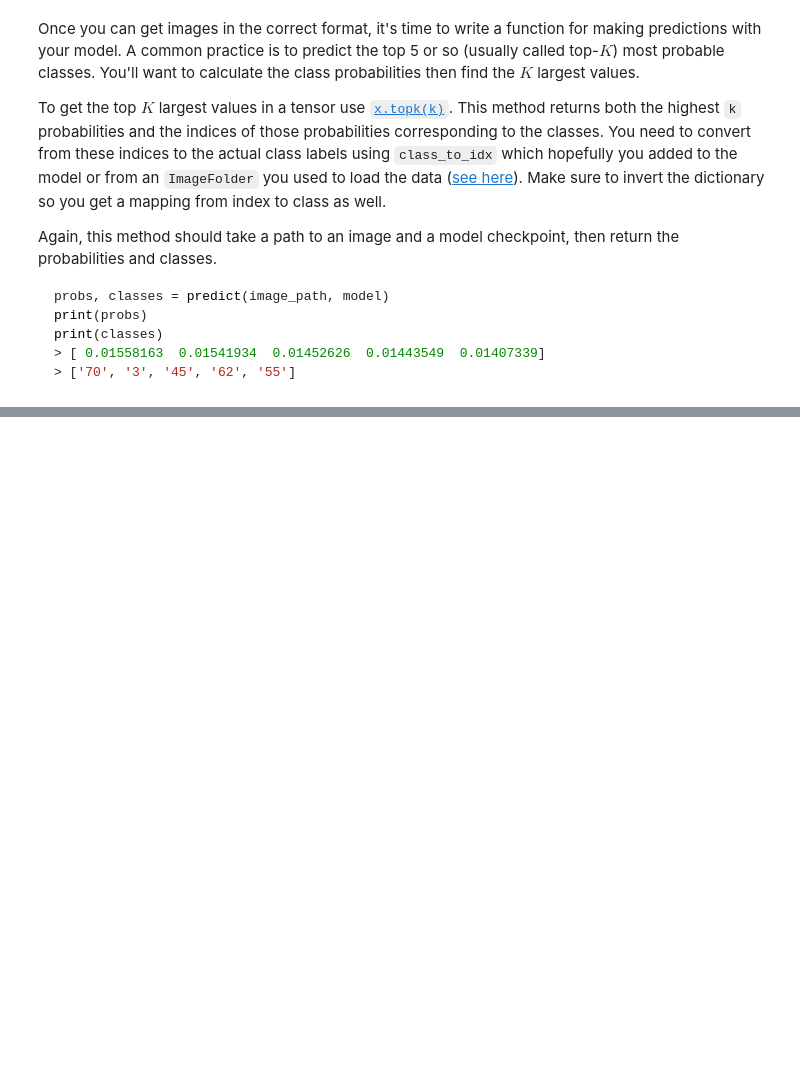
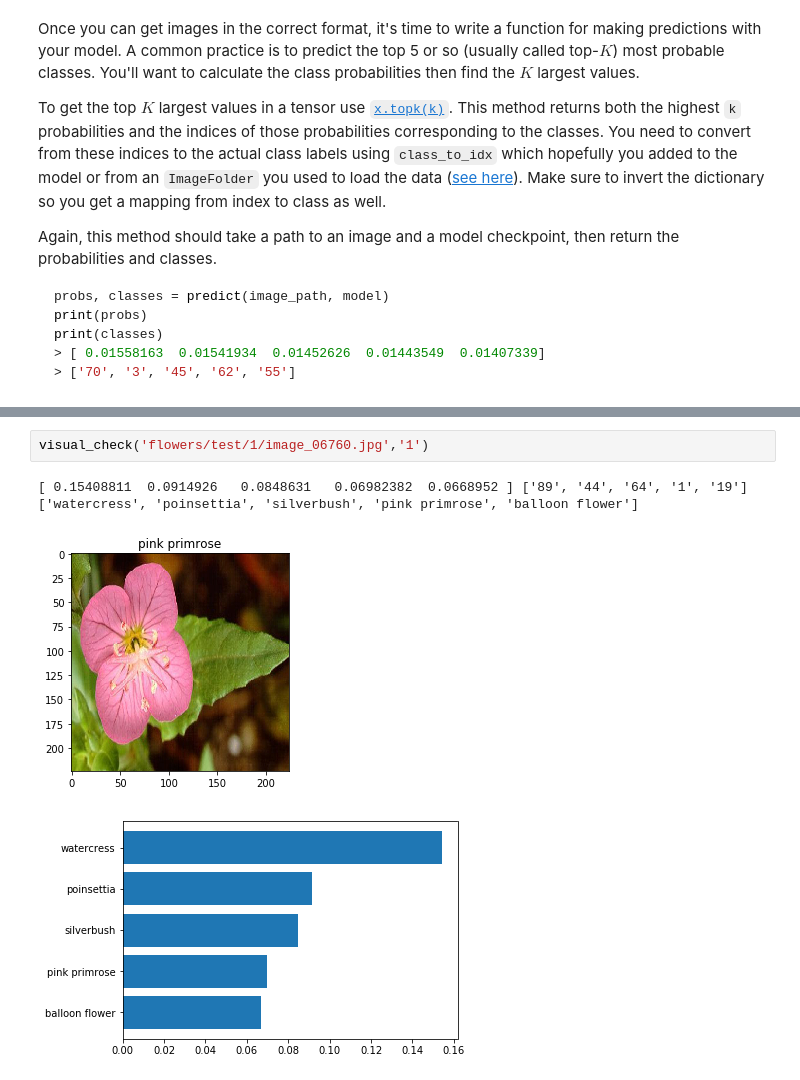
Before and after one commit to SophieGarden/DataScience_NanoDegree, a Jupyter notebook: Project2_flower_species_image_classifier/Image Classifier Project.ipynb, the cells around one changed output, grey strips where cells are left out. Saved outputs shown, nothing was run; the diff lists cells and outputs as text; blank space fills up the shorter version.

```diff
--- a/Project2_flower_species_image_classifier/Image Classifier Project.ipynb
+++ b/Project2_flower_species_image_classifier/Image Classifier Project.ipynb
@@ -652,0 +689,7 @@ plt.barh([5,4,3,2,1],probs,tick_label= names,align='center')
+# %%
+visual_check('flowers/test/1/image_06760.jpg','1')
+# %% [output]
+[ 0.15408811  0.0914926   0.0848631   0.06982382  0.0668952 ] ['89', '44', '64', '1', '19']
+['watercress', 'poinsettia', 'silverbush', 'pink primrose', 'balloon flower']
+[figure, added]
+[figure, added]
```
Also changed, not shown: parts of 44 cells of this notebook, 6 other files.
